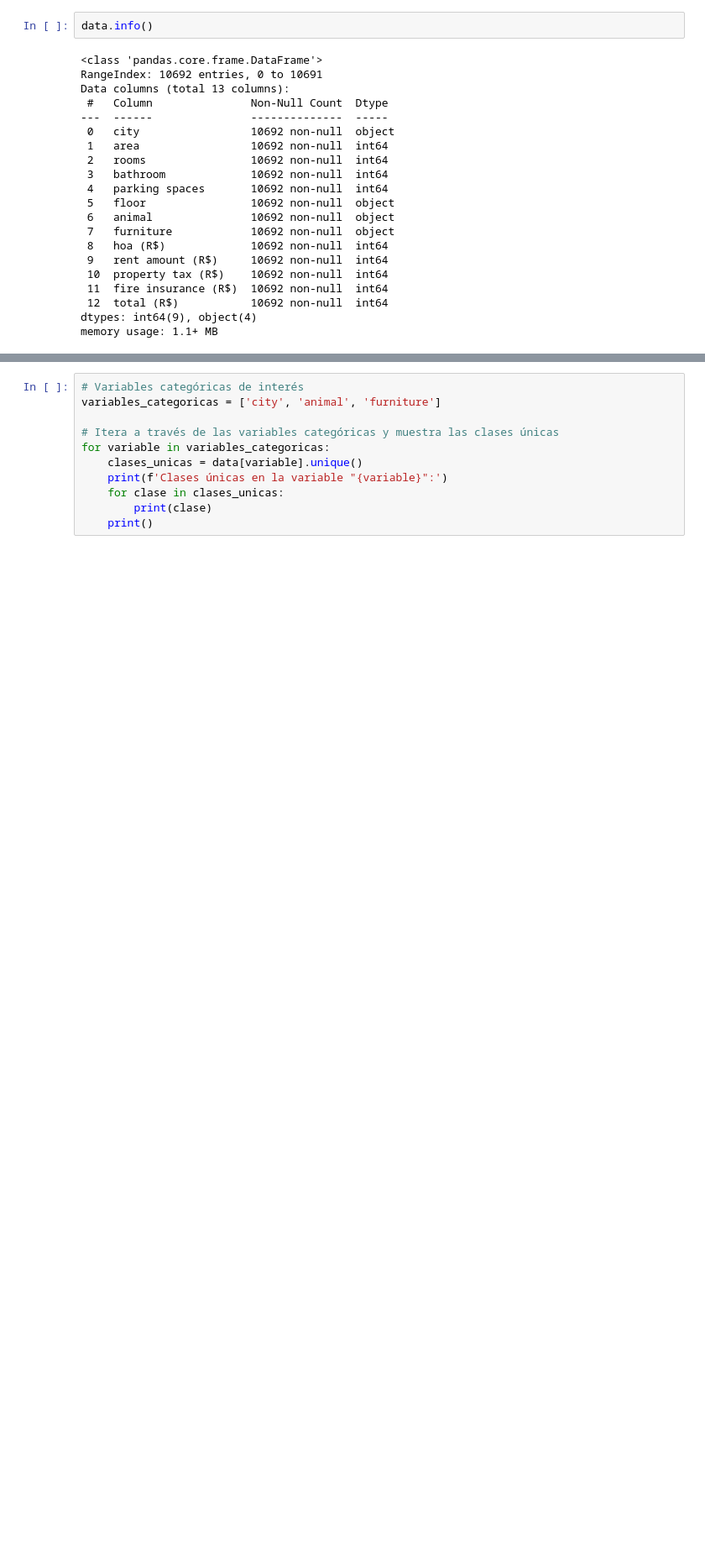
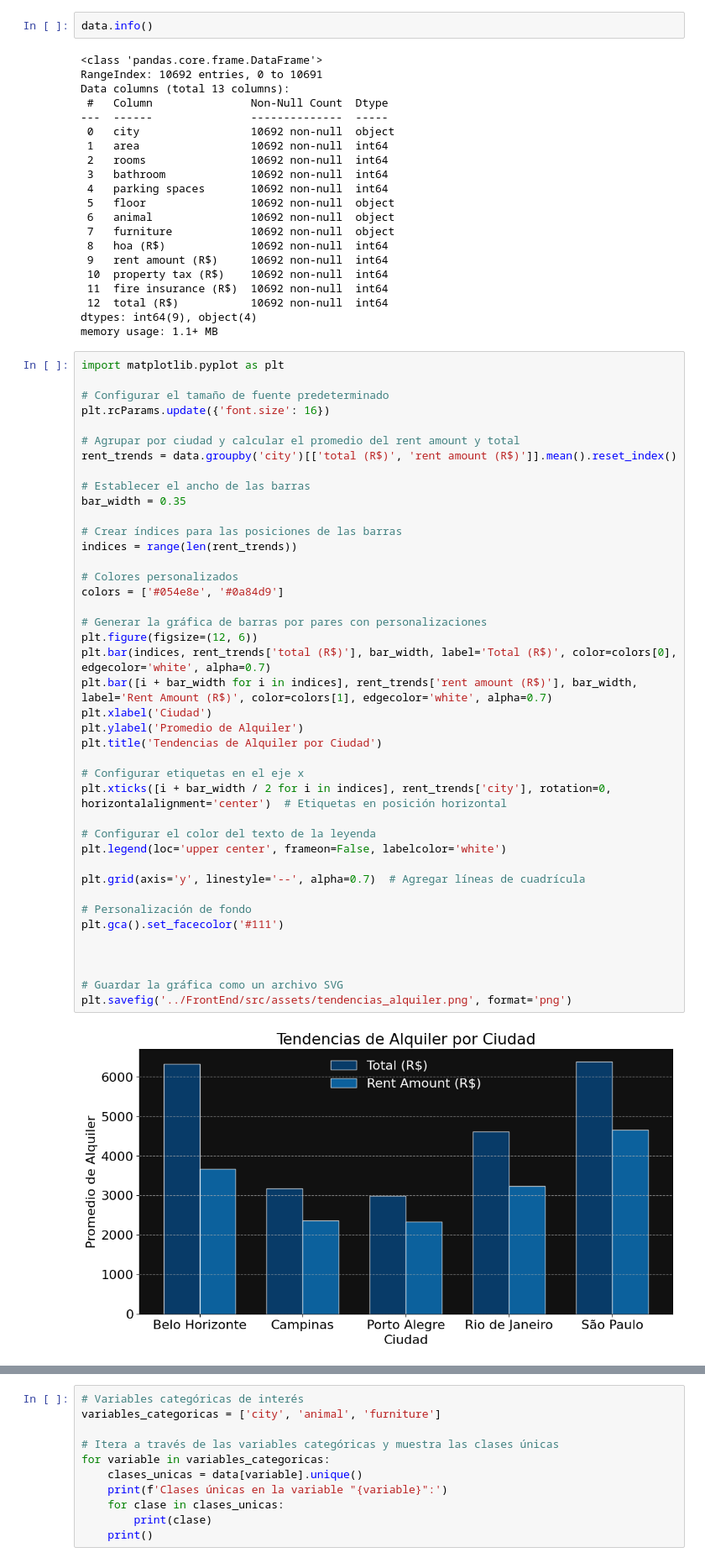
Before and after one commit to caguirre5/Lab8-DS, a Jupyter notebook: BackEnd/modelSelection.ipynb, the cells around one changed output, grey strips where cells are left out. Shown at 84% size. Drawn from its saved outputs; the diff is of its cells as text; blank space fills up the shorter version.

```diff
--- a/BackEnd/modelSelection.ipynb
+++ b/BackEnd/modelSelection.ipynb
@@ -57,3 +57,46 @@ Data columns (total 13 columns):
  12  total (R$)           10692 non-null  int64
 dtypes: int64(9), object(4)
 memory usage: 1.1+ MB
+# %%
+import matplotlib.pyplot as plt
+
+# Configurar el tamaño de fuente predeterminado
+plt.rcParams.update({'font.size': 16})
+
+# Agrupar por ciudad y calcular el promedio del rent amount y total
+rent_trends = data.groupby('city')[['total (R$)', 'rent amount (R$)']].mean().reset_index()
+
+# Establecer el ancho de las barras
+bar_width = 0.35
+
+# Crear índices para las posiciones de las barras
+indices = range(len(rent_trends))
+
+# Colores personalizados
+colors = ['#054e8e', '#0a84d9']
+
+# Generar la gráfica de barras por pares con personalizaciones
+plt.figure(figsize=(12, 6))
+plt.bar(indices, rent_trends['total (R$)'], bar_width, label='Total (R$)', color=colors[0], edgecolor='white', alpha=0.7)
+plt.bar([i + bar_width for i in indices], rent_trends['rent amount (R$)'], bar_width, label='Rent Amount (R$)', color=colors[1], edgecolor='white', alpha=0.7)
+plt.xlabel('Ciudad')
+plt.ylabel('Promedio de Alquiler')
+plt.title('Tendencias de Alquiler por Ciudad')
+
+# Configurar etiquetas en el eje x
+plt.xticks([i + bar_width / 2 for i in indices], rent_trends['city'], rotation=0, horizontalalignment='center')  # Etiquetas en posición horizontal
+
+# Configurar el color del texto de la leyenda
+plt.legend(loc='upper center', frameon=False, labelcolor='white')
+
+plt.grid(axis='y', linestyle='--', alpha=0.7)  # Agregar líneas de cuadrícula
+
+# Personalización de fondo
+plt.gca().set_facecolor('#111')
+
+
+
+# Guardar la gráfica como un archivo SVG
+plt.savefig('../FrontEnd/src/assets/tendencias_alquiler.png', format='png')
+# %% [output]
+[figure, added]
```
Also changed, not shown: parts of 8 cells of this notebook, 11 other files.
